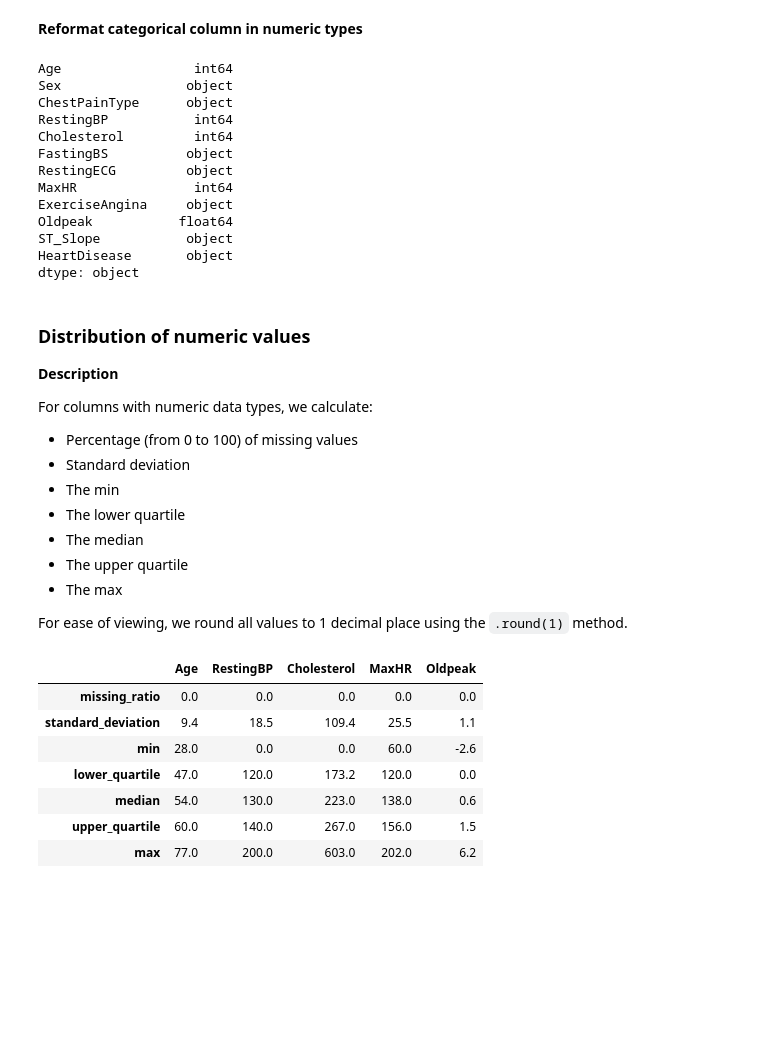
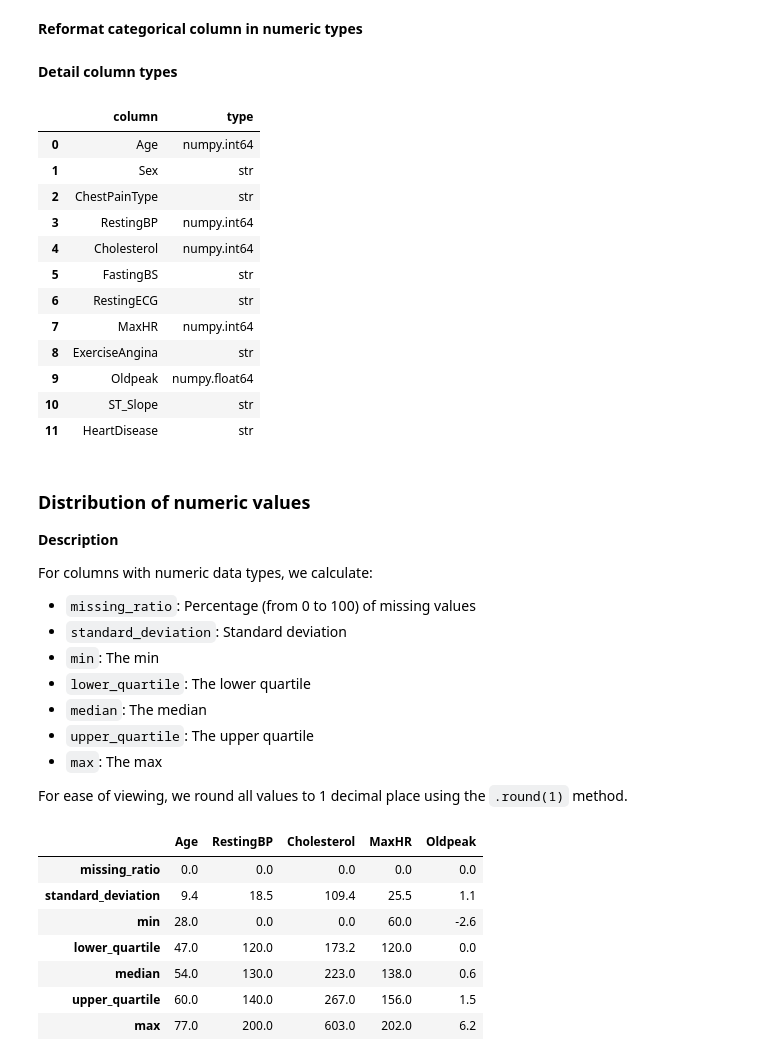
Before and after one commit to Deadinside-at-HCMUS/CSC17104-project, a Jupyter notebook: Notebook.ipynb, the cells around one changed output. Saved outputs shown, nothing was run; the diff lists cells and outputs as text; code cells hidden in the pictures; blank space fills up the shorter version.

```diff
--- a/Notebook.ipynb
+++ b/Notebook.ipynb
@@ -136,35 +159,47 @@ descriptions
 # %%
 df['FastingBS'] = df['FastingBS'].map({1: 'Y', 0: 'N'})
 df['HeartDisease'] = df['HeartDisease'].map({1: 'Y', 0: 'N'})
-# %%
-df.dtypes
-# %% [output]
-Age                 int64
-Sex                object
-ChestPainType      object
-RestingBP           int64
-Cholesterol         int64
-FastingBS          object
-RestingECG         object
-MaxHR               int64
-ExerciseAngina     object
-Oldpeak           float64
-ST_Slope           object
-HeartDisease       object
-dtype: object
+# %% [markdown]
+**Detail column types**
+# %%
+first_row = df.iloc[0]
+
+types = {'column': [], 'type': []}
+for col, val in first_row.items():
+    types['column'].append(col)
+    types['type'].append(type(val))
+
+types_df = pd.DataFrame(types)
+types_df['type'] = types_df['type'].astype(str).str.split("'").str[1]
+
+types_df
+# %% [output]
+|  | column | type |
+| 0 | Age | numpy.int64 |
+| 1 | Sex | str |
+| 2 | ChestPainType | str |
+| 3 | RestingBP | numpy.int64 |
+| 4 | Cholesterol | numpy.int64 |
+| 5 | FastingBS | str |
+| 6 | RestingECG | str |
+| 7 | MaxHR | numpy.int64 |
+| 8 | ExerciseAngina | str |
+| 9 | Oldpeak | numpy.float64 |
+| 10 | ST_Slope | str |
+| 11 | HeartDisease | str |
 # %% [markdown]
-### Distribution of numeric values
+### **Distribution of numeric values**
 
 **Description** </br>
 
 For columns with numeric data types, we calculate:
-- Percentage (from 0 to 100) of missing values
-- Standard deviation
-- The min
-- The lower quartile
-- The median
-- The upper quartile
-- The max
+- `missing_ratio`: Percentage (from 0 to 100) of missing values
+- `standard_deviation`: Standard deviation
+- `min`: The min
+- `lower_quartile`: The lower quartile
+- `median`: The median
+- `upper_quartile`: The upper quartile
+- `max`: The max
 
 For ease of viewing, we round all values to 1 decimal place using the `.round(1)` method.
 # %%
```
Also changed, not shown: parts of 21 cells of this notebook.
